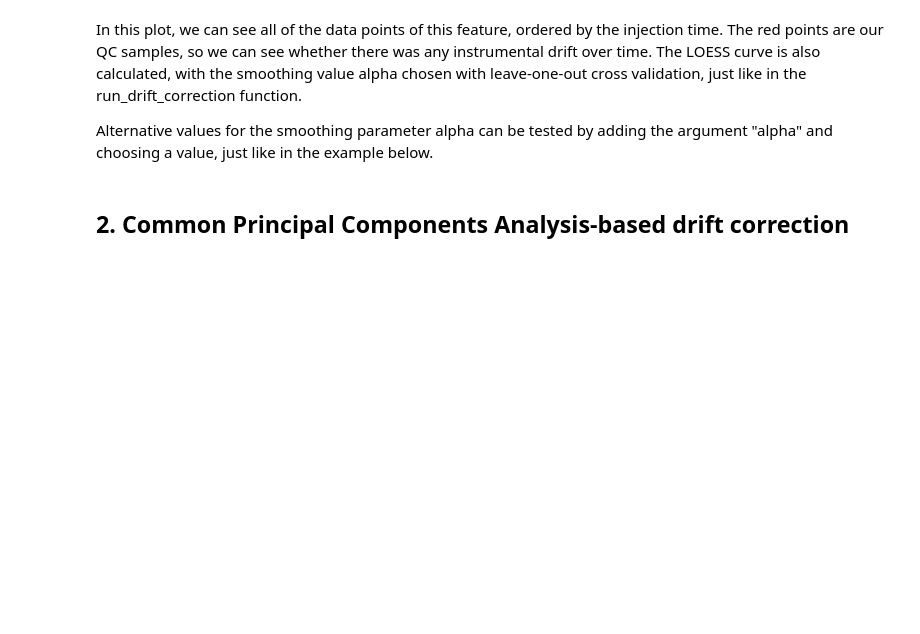
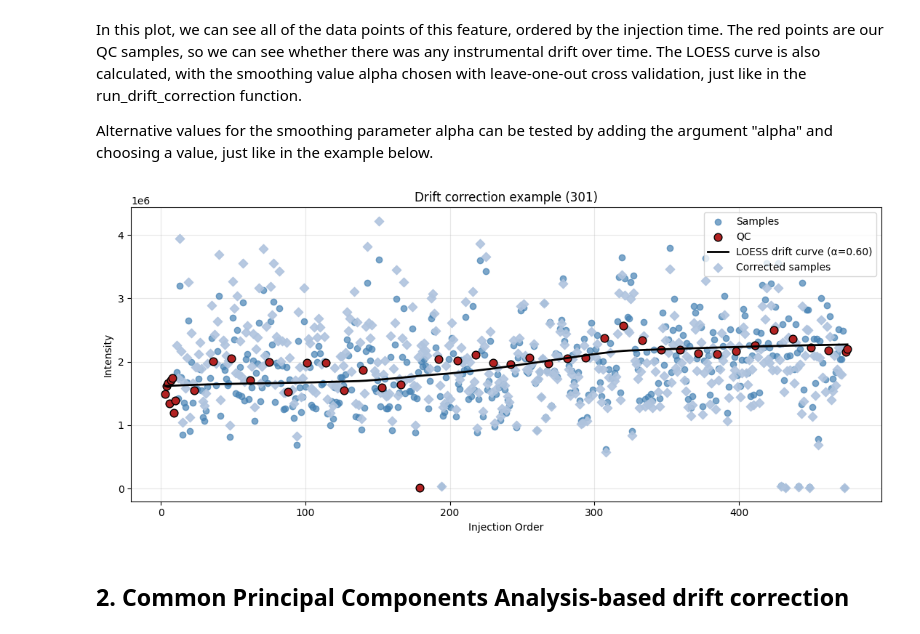
Before and after one commit to Multiomics-Analytics-Group/acore, a Jupyter notebook: docs/api_examples/drift_correction.ipynb, the cells around one changed output. Cells and saved outputs as stored; diff of their text form; code cells hidden in the pictures; blank space fills up the shorter version.

```diff
--- a/docs/api_examples/drift_correction.ipynb
+++ b/docs/api_examples/drift_correction.ipynb
@@ -343,12 +482,14 @@ argument "alpha" and choosing a value, just like in the example below.
 # %%
 plot_loess_example_curve(
     df=df,
     feature_idx=300,
-    sample_cols=sample_cols,
-    qc_cols=qc_cols,
+    samples=sample_cols,
+    qcs=qc_cols,
     sample_order=sample_order,
     alpha=0.6,
 )
+# %% [output]
+[figure, added]
 # %% [markdown]
 ## 2. Common Principal Components Analysis-based drift correction
 # %% [markdown]
```
Also changed, not shown: parts of 24 cells of this notebook.
